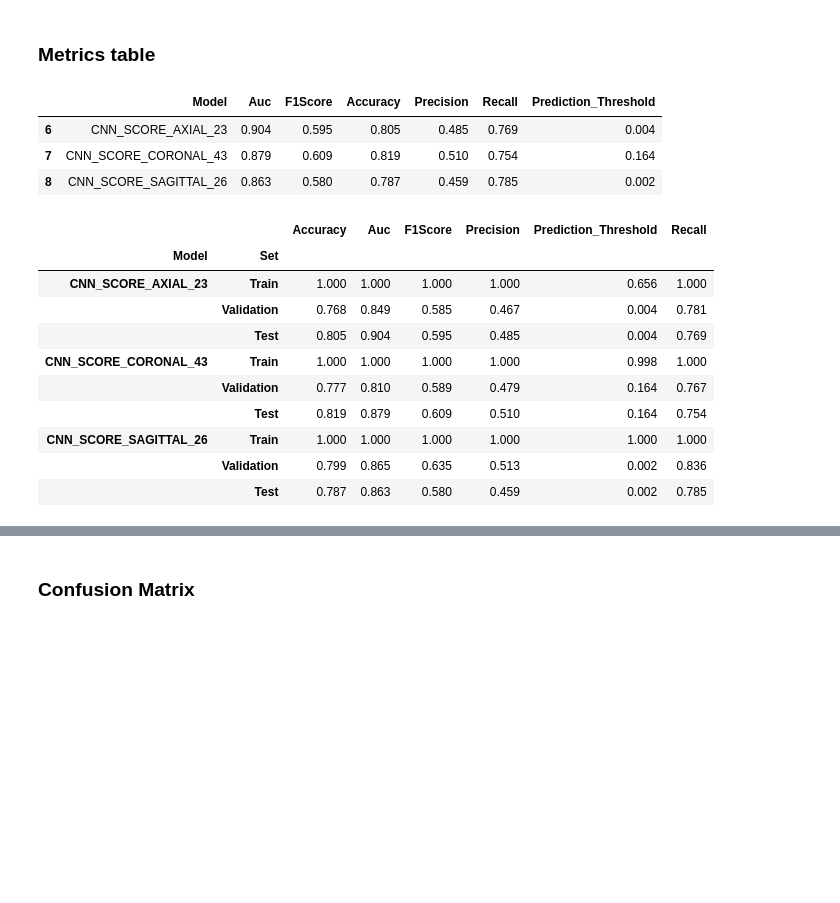
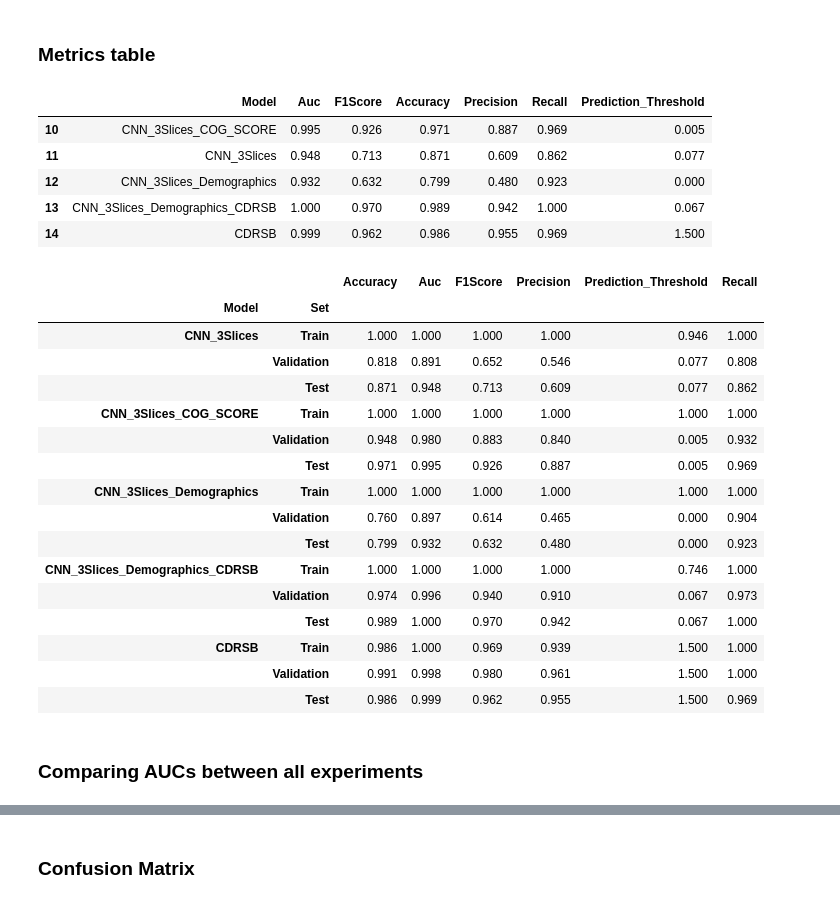
Before and after one commit to lucasthim/mmml-alzheimer-diagnosis, a Jupyter notebook: notebooks/dissertation/03_results_ensemble_learning_results.ipynb, the cells around one changed output, grey strips where cells are left out. Drawn from its saved outputs; the diff is of its cells as text; code cells hidden in the pictures; blank space fills up the shorter version.

Commit message:
adding viz for dissertation results

```diff
--- a/notebooks/dissertation/03_results_ensemble_learning_results.ipynb
+++ b/notebooks/dissertation/03_results_ensemble_learning_results.ipynb
@@ -244,27 +238,44 @@ check_auc_difference(models,datasets,label='DIAGNOSIS',alpha=0.05)
 # %% [markdown]
 ### Metrics table
 # %%
-df_result_metrics = calculate_metrics_on_datasets(models=models,datasets = datasets,df_rocs=df_rocs,label='MACRO_GROUP',verbose=0)
+df_result_metrics = calculate_metrics_on_datasets(models=ensemble_experiments_best,datasets = datasets,df_rocs=df_rocs,label='DIAGNOSIS',verbose=0)
 df_test = df_result_metrics.query("Set == 'Test'").drop(["Conf_Mat",'Set'],axis=1)
 df_test
 # %% [output]
 |  | Model | Auc | F1Score | Accuracy | Precision | Recall | Prediction_Threshold |
-| 6 | CNN_SCORE_AXIAL_23 | 0.904 | 0.595 | 0.805 | 0.485 | 0.769 | 0.004 |
-| 7 | CNN_SCORE_CORONAL_43 | 0.879 | 0.609 | 0.819 | 0.510 | 0.754 | 0.164 |
-| 8 | CNN_SCORE_SAGITTAL_26 | 0.863 | 0.580 | 0.787 | 0.459 | 0.785 | 0.002 |
+| 10 | CNN_3Slices_COG_SCORE | 0.995 | 0.926 | 0.971 | 0.887 | 0.969 | 0.005 |
+| 11 | CNN_3Slices | 0.948 | 0.713 | 0.871 | 0.609 | 0.862 | 0.077 |
+| 12 | CNN_3Slices_Demographics | 0.932 | 0.632 | 0.799 | 0.480 | 0.923 | 0.000 |
+| 13 | CNN_3Slices_Demographics_CDRSB | 1.000 | 0.970 | 0.989 | 0.942 | 1.000 | 0.067 |
+| 14 | CDRSB | 0.999 | 0.962 | 0.986 | 0.955 | 0.969 | 1.500 |
 # %%
 df_all_metrics = pd.pivot_table(data=df_result_metrics.drop(['Conf_Mat'],axis=1),index=['Model','Set'])
-df_all_metrics = df_all_metrics.sort_index(key=lambda x: x.map({'CNN_SCORE_AXIAL_23':0,'CNN_SCORE_CORONAL_43':1,'Train':0,'Validation':1}))
+df_all_metrics = df_all_metrics.sort_index(key=lambda x: x.map({
+                                                'CNN_3Slices':0,
+                                                'CNN_3Slices_COG_SCORE':1,
+                                                'CNN_3Slices_Demographics':2,
+                                                'CNN_3Slices_Demographics_CDRSB':3,
+                                                'CDRSB':4,
+                                                'Train':0,
+                                                'Validation':1}))
 df_all_metrics
 # %% [output]
 |  |  | Accuracy | Auc | F1Score | Precision | Prediction_Threshold | Recall |
 | Model | Set |  |  |  |  |  |  |
-| CNN_SCORE_AXIAL_23 | Train | 1.000 | 1.000 | 1.000 | 1.000 | 0.656 | 1.000 |
-|  | Validation | 0.768 | 0.849 | 0.585 | 0.467 | 0.004 | 0.781 |
-|  | Test | 0.805 | 0.904 | 0.595 | 0.485 | 0.004 | 0.769 |
-| CNN_SCORE_CORONAL_43 | Train | 1.000 | 1.000 | 1.000 | 1.000 | 0.998 | 1.000 |
-|  | Validation | 0.777 | 0.810 | 0.589 | 0.479 | 0.164 | 0.767 |
-|  | Test | 0.819 | 0.879 | 0.609 | 0.510 | 0.164 | 0.754 |
-| CNN_SCORE_SAGITTAL_26 | Train | 1.000 | 1.000 | 1.000 | 1.000 | 1.000 | 1.000 |
-|  | Validation | 0.799 | 0.865 | 0.635 | 0.513 | 0.002 | 0.836 |
-|  | Test | 0.787 | 0.863 | 0.580 | 0.459 | 0.002 | 0.785 |
+| CNN_3Slices | Train | 1.000 | 1.000 | 1.000 | 1.000 | 0.946 | 1.000 |
+|  | Validation | 0.818 | 0.891 | 0.652 | 0.546 | 0.077 | 0.808 |
+|  | Test | 0.871 | 0.948 | 0.713 | 0.609 | 0.077 | 0.862 |
+| CNN_3Slices_COG_SCORE | Train | 1.000 | 1.000 | 1.000 | 1.000 | 1.000 | 1.000 |
+|  | Validation | 0.948 | 0.980 | 0.883 | 0.840 | 0.005 | 0.932 |
+|  | Test | 0.971 | 0.995 | 0.926 | 0.887 | 0.005 | 0.969 |
+| CNN_3Slices_Demographics | Train | 1.000 | 1.000 | 1.000 | 1.000 | 1.000 | 1.000 |
+|  | Validation | 0.760 | 0.897 | 0.614 | 0.465 | 0.000 | 0.904 |
+|  | Test | 0.799 | 0.932 | 0.632 | 0.480 | 0.000 | 0.923 |
+| CNN_3Slices_Demographics_CDRSB | Train | 1.000 | 1.000 | 1.000 | 1.000 | 0.746 | 1.000 |
+|  | Validation | 0.974 | 0.996 | 0.940 | 0.910 | 0.067 | 0.973 |
+|  | Test | 0.989 | 1.000 | 0.970 | 0.942 | 0.067 | 1.000 |
+| CDRSB | Train | 0.986 | 1.000 | 0.969 | 0.939 | 1.500 | 1.000 |
+|  | Validation | 0.991 | 0.998 | 0.980 | 0.961 | 1.500 | 1.000 |
+|  | Test | 0.986 | 0.999 | 0.962 | 0.955 | 1.500 | 0.969 |
+# %% [markdown]
+### Comparing AUCs between all experiments
```
Also changed, not shown: parts of 25 cells of this notebook, 1 other file.
